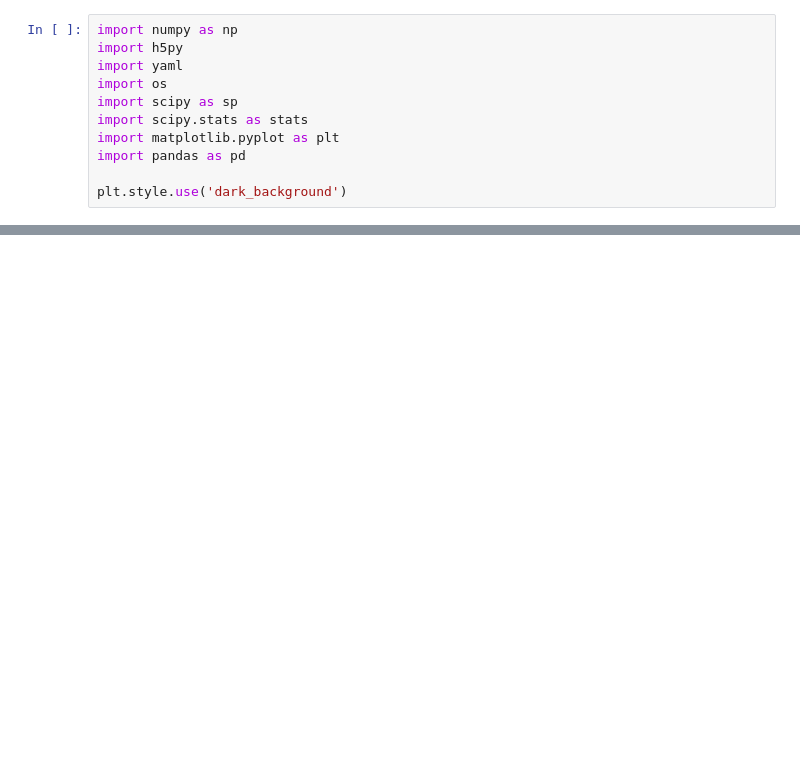
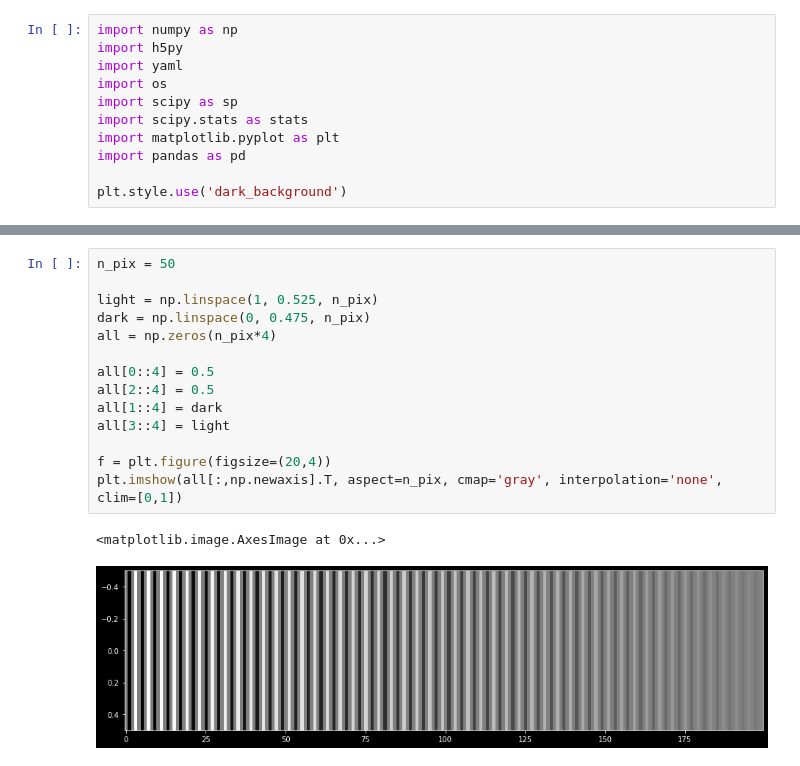
Before and after one commit to spinoza-centre/expectation_orientation, a Jupyter notebook: data/gamma.ipynb, the cells around one changed output, grey strips where cells are left out. Drawn from its saved outputs; the diff is of its cells as text; blank space fills up the shorter version.

```diff
--- a/data/gamma.ipynb
+++ b/data/gamma.ipynb
@@ -39,0 +42,17 @@ plt.savefig('gamma.png')
+# %%
+n_pix = 50
+
+light = np.linspace(1, 0.525, n_pix)
+dark = np.linspace(0, 0.475, n_pix)
+all = np.zeros(n_pix*4)
+
+all[0::4] = 0.5
+all[2::4] = 0.5
+all[1::4] = dark
+all[3::4] = light
+
+f = plt.figure(figsize=(20,4))
+plt.imshow(all[:,np.newaxis].T, aspect=n_pix, cmap='gray', interpolation='none', clim=[0,1])
+# %% [output]
+<matplotlib.image.AxesImage at 0x...>
+[figure, added]
```
Also changed, not shown: parts of 3 cells of this notebook, 4 other files.
